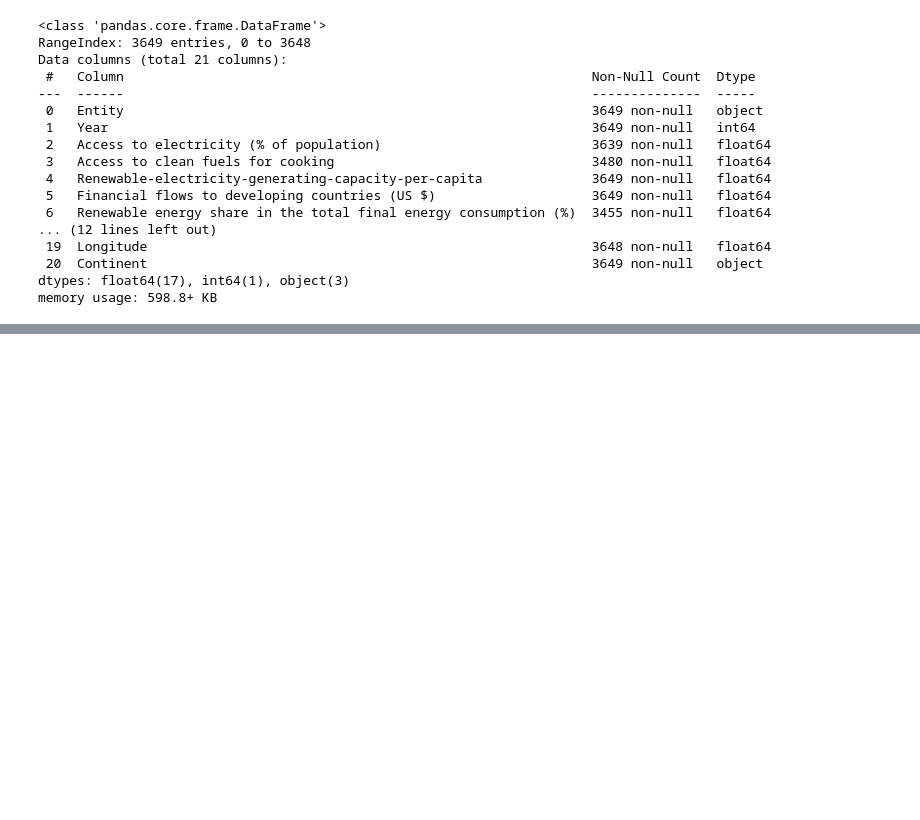
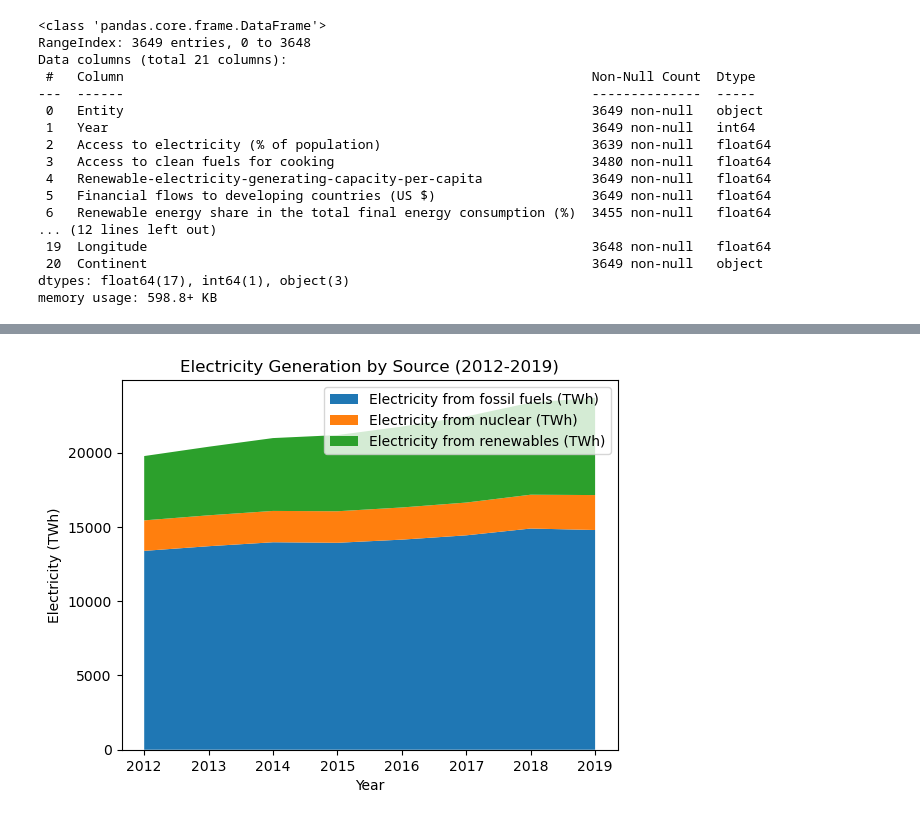
Before and after one commit to jwlosz/project-1-group17, a Jupyter notebook: sustainable master data-CopyLina.ipynb, the cells around one changed output, grey strips where cells are left out. Saved outputs shown, nothing was run; the diff lists cells and outputs as text; code cells hidden in the pictures; blank space fills up the shorter version.

```diff
--- a/sustainable master data-CopyLina.ipynb
+++ b/sustainable master data-CopyLina.ipynb
@@ -597,0 +548,16 @@ plt.show()
+# %%
+# Filter the DataFrame for the years 2012 through 2019
+df_subset = continent_energy_data[(continent_energy_data['Year'] >= 2012) & (continent_energy_data['Year'] <= 2019)]
+
+# Aggregate the data by summing the electricity generation for each source across all continents for each year
+aggregated_data = df_subset.groupby('Year')[['Electricity from fossil fuels (TWh)', 'Electricity from nuclear (TWh)', 'Electricity from renewables (TWh)']].sum()
+
+# Plot the stackplot
+plt.stackplot(aggregated_data.index, aggregated_data.values.T, labels=aggregated_data.columns)
+plt.xlabel('Year')
+plt.ylabel('Electricity (TWh)')
+plt.title('Electricity Generation by Source (2012-2019)')
+plt.legend()
+plt.show()
+# %% [output]
+[figure, added]
```
Also changed, not shown: parts of 18 cells of this notebook, 1 other file.
